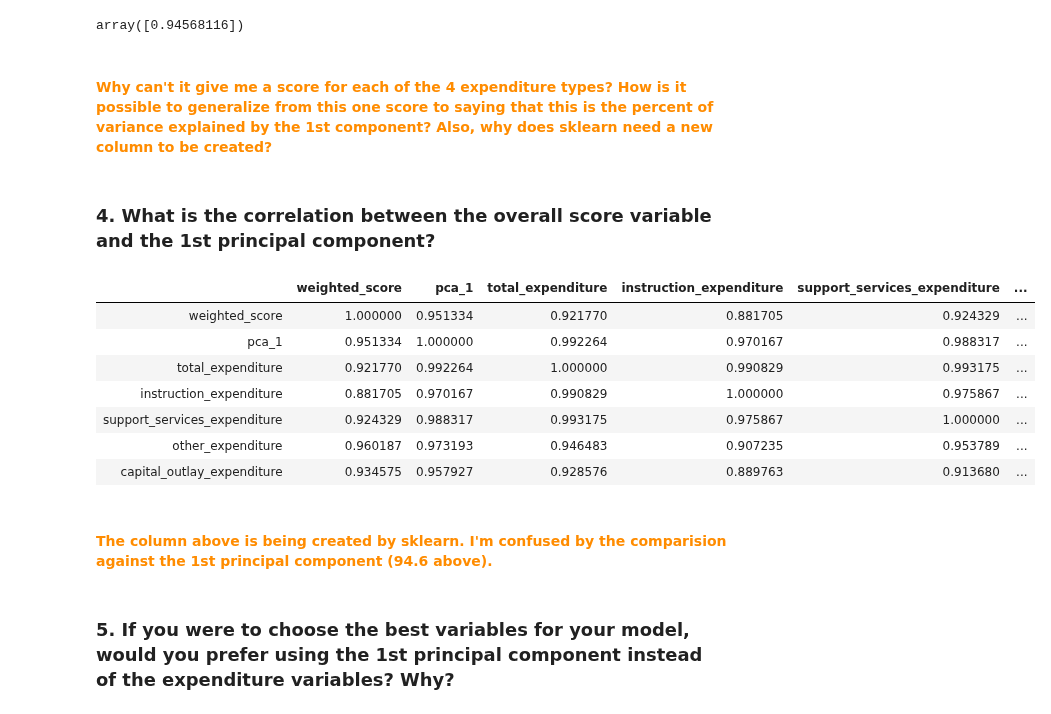
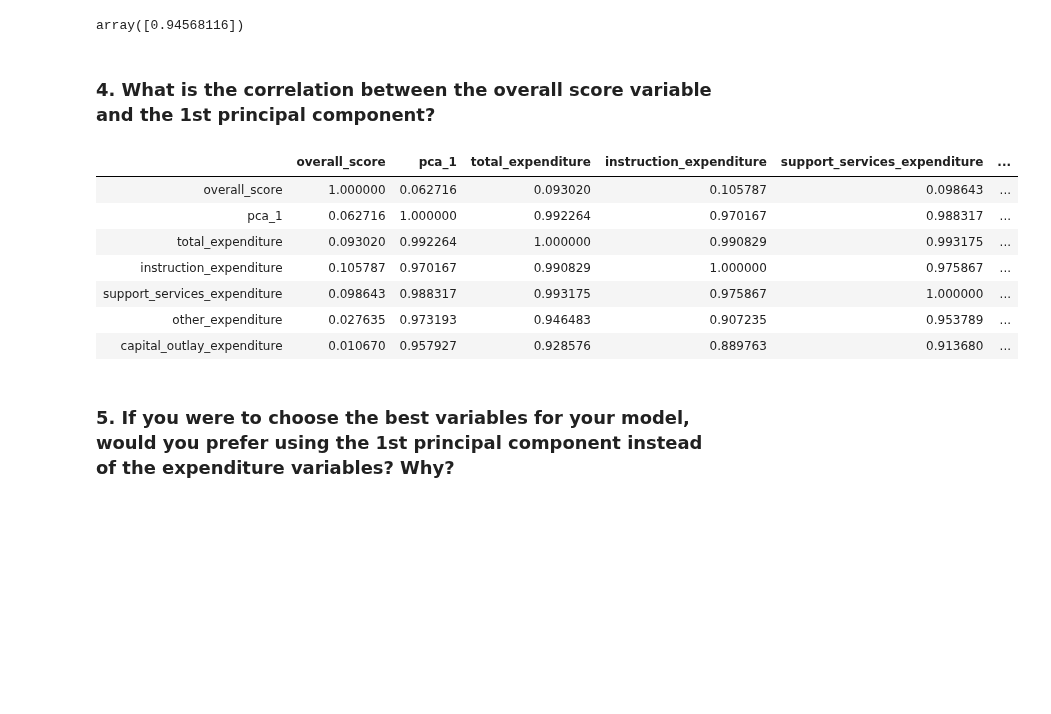
Before and after one commit to mrkjhsn/Thinkful-Exercises, a Jupyter notebook: feature_engineering_2.ipynb, the cells around one changed output. Drawn from its saved outputs; the diff is of its cells as text; code cells hidden in the pictures; blank space fills up the shorter version.

```diff
--- a/feature_engineering_2.ipynb
+++ b/feature_engineering_2.ipynb
@@ -82,10 +82,3 @@ for state in us_edu.state.unique():
 us_edu.dropna(inplace=True)
 # %% [markdown]
 ### 1. Say, we want to understand the relationship between the expenditures of the governments and the students' overall success in the math and reading. Create a new score variable from the weighted averages of all score variables in the datasets. Notice that the number of students in the 4th grade isn't the same as the number of students in the 8th grade. So, you should appropriately weigh the scores!
-# %%
-# aggregate scores for each grade level
-# then multiply by number of students
-# to be able to weight properly
-
-us_edu['weighted_score'] = us_edu.grades_4_g * (us_edu.avg_math_4_score + us_edu.avg_reading_4_score) +\
-                           us_edu.grades_8_g * (us_edu.avg_math_8_score + us_edu.avg_reading_8_score)
@@ -98,3 +85,22 @@ us_edu['weighted_score'] = us_edu.grades_4_g * (us_edu.avg_math_4_score + us_edu
+# %%
+# find mean scores for reading and math for 4th graders
+us_edu["avg_4_all_score"] = us_edu[["avg_math_4_score", "avg_reading_4_score"]].mean(axis=1)
+
+# find mean scores for reading and math for 8th graders
+us_edu["avg_8_all_score"] = us_edu[["avg_math_8_score", "avg_reading_8_score"]].mean(axis=1)
+
+# sum number of students in 4th and 8th grades
+us_edu["total_4_8_grade"] = us_edu[["grades_4_g", "grades_8_g"]].sum(axis=1)
+
+# find percent of 4th graders that make up total mix of 4th and 8th graders
+us_edu["scaled_4_grade"] = us_edu["grades_4_g"] / us_edu["total_4_8_grade"]
+
+# find percent of 8th graders that make up total mix of 4th and 8th graders
+us_edu["scaled_8_grade"] = us_edu["grades_8_g"] / us_edu["total_4_8_grade"]
+
+# compute overall score
+us_edu["overall_score"] = (us_edu["scaled_4_grade"]*us_edu["avg_4_all_score"] +
+                                 us_edu["avg_8_all_score"]*us_edu["scaled_8_grade"])
 # %%
 us_edu.head()
 # %% [output]
@@ -143,25 +149,21 @@ us_edu["pca_1"] = sklearn_pca.fit_transform(X)
 sklearn_pca.explained_variance_ratio_
 # %% [output]
 array([0.94568116])
-# %% [markdown]
-#### <font color=darkorange>Why can't it give me a score for each of the 4 expenditure types?  How is it possible to generalize from this one score to saying that this is the percent of variance explained by the 1st component?  Also, why does sklearn need a new column to be created?</font>
 # %% [markdown]
 ### 4. What is the correlation between the overall score variable and the 1st principal component?
 # %%
-us_edu[['weighted_score', 'pca_1', 'total_expenditure',
+us_edu[['overall_score', 'pca_1', 'total_expenditure',
        'instruction_expenditure', 'support_services_expenditure',
         'other_expenditure', 'capital_outlay_expenditure']].corr()
 # %% [output]
-|  | weighted_score | pca_1 | total_expenditure | instruction_expenditure | support_services_expenditure | ... |
-| weighted_score | 1.000000 | 0.951334 | 0.921770 | 0.881705 | 0.924329 | ... |
-| pca_1 | 0.951334 | 1.000000 | 0.992264 | 0.970167 | 0.988317 | ... |
-| total_expenditure | 0.921770 | 0.992264 | 1.000000 | 0.990829 | 0.993175 | ... |
-| instruction_expenditure | 0.881705 | 0.970167 | 0.990829 | 1.000000 | 0.975867 | ... |
-| support_services_expenditure | 0.924329 | 0.988317 | 0.993175 | 0.975867 | 1.000000 | ... |
-| other_expenditure | 0.960187 | 0.973193 | 0.946483 | 0.907235 | 0.953789 | ... |
-| capital_outlay_expenditure | 0.934575 | 0.957927 | 0.928576 | 0.889763 | 0.913680 | ... |
+|  | overall_score | pca_1 | total_expenditure | instruction_expenditure | support_services_expenditure | ... |
+| overall_score | 1.000000 | 0.062716 | 0.093020 | 0.105787 | 0.098643 | ... |
+| pca_1 | 0.062716 | 1.000000 | 0.992264 | 0.970167 | 0.988317 | ... |
+| total_expenditure | 0.093020 | 0.992264 | 1.000000 | 0.990829 | 0.993175 | ... |
+| instruction_expenditure | 0.105787 | 0.970167 | 0.990829 | 1.000000 | 0.975867 | ... |
+| support_services_expenditure | 0.098643 | 0.988317 | 0.993175 | 0.975867 | 1.000000 | ... |
+| other_expenditure | 0.027635 | 0.973193 | 0.946483 | 0.907235 | 0.953789 | ... |
+| capital_outlay_expenditure | 0.010670 | 0.957927 | 0.928576 | 0.889763 | 0.913680 | ... |
-# %% [markdown]
-#### <font color=darkorange>The column above is being created by sklearn.  I'm confused by the comparision against the 1st principal component (94.6 above).</font>
 # %% [markdown]
 ### 5. If you were to choose the best variables for your model, would you prefer using the 1st principal component instead of the expenditure variables? Why?
 # %% [markdown]
```
Also changed, not shown: parts of 4 cells of this notebook.
